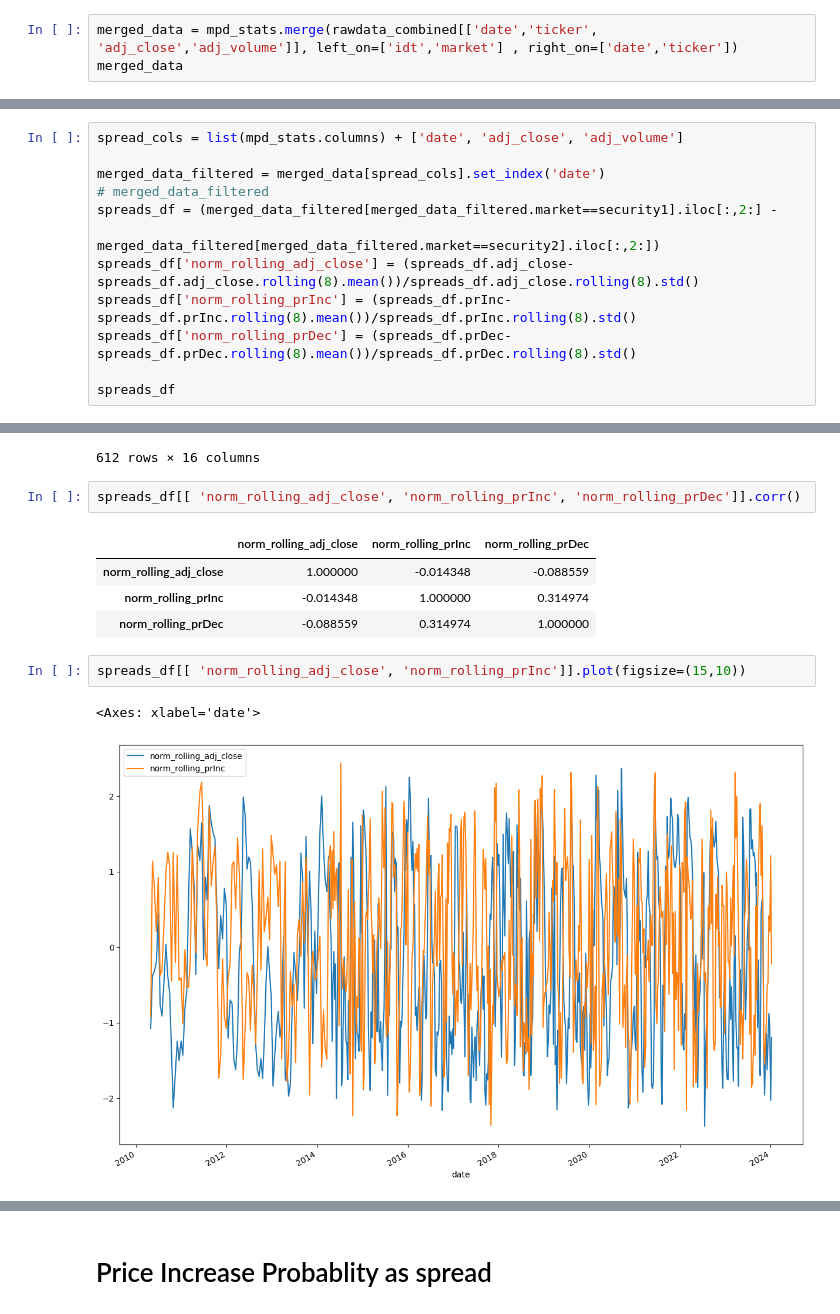
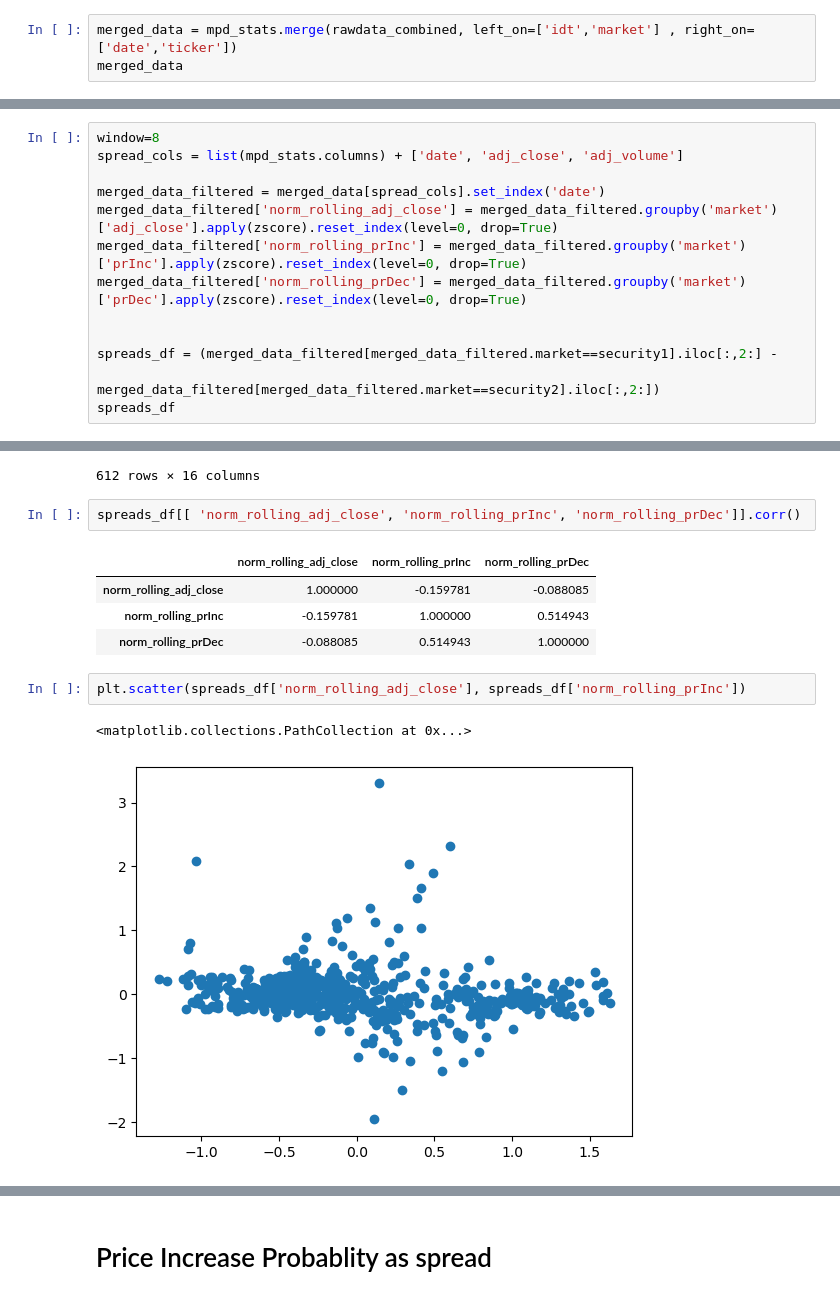
Before and after one commit to claircocoanut/iaqf-default, a Jupyter notebook: strategy/BAC CITI .ipynb, the cells around one changed output, grey strips where cells are left out. Drawn from its saved outputs; the diff is of its cells as text.

Commit message:
Spread strategy OOS perfoemance

```diff
--- a/strategy/BAC CITI .ipynb
+++ b/strategy/BAC CITI .ipynb
@@ -212,5 +196,5 @@ rawdata_combined_processed
 # %%
-merged_data = mpd_stats.merge(rawdata_combined[['date','ticker', 'adj_close','adj_volume']], left_on=['idt','market'] , right_on=['date','ticker'])
+merged_data = mpd_stats.merge(rawdata_combined, left_on=['idt','market'] , right_on=['date','ticker'])
 merged_data
 # %% [output]
 |  | market | maturity_target | mu | sd | skew | kurt | p10 | p50 | p90 | ... |
@@ -229,14 +213,15 @@ merged_data
 # %%
+window=8
 spread_cols = list(mpd_stats.columns) + ['date', 'adj_close', 'adj_volume']
 
 merged_data_filtered = merged_data[spread_cols].set_index('date')
-# merged_data_filtered
+merged_data_filtered['norm_rolling_adj_close'] = merged_data_filtered.groupby('market')['adj_close'].apply(zscore).reset_index(level=0, drop=True)
+merged_data_filtered['norm_rolling_prInc'] = merged_data_filtered.groupby('market')['prInc'].apply(zscore).reset_index(level=0, drop=True)
+merged_data_filtered['norm_rolling_prDec'] = merged_data_filtered.groupby('market')['prDec'].apply(zscore).reset_index(level=0, drop=True)
+
+
 spreads_df = (merged_data_filtered[merged_data_filtered.market==security1].iloc[:,2:] -
                         merged_data_filtered[merged_data_filtered.market==security2].iloc[:,2:])
-spreads_df['norm_rolling_adj_close'] = (spreads_df.adj_close-spreads_df.adj_close.rolling(8).mean())/spreads_df.adj_close.rolling(8).std()
-spreads_df['norm_rolling_prInc'] = (spreads_df.prInc-spreads_df.prInc.rolling(8).mean())/spreads_df.prInc.rolling(8).std()
-spreads_df['norm_rolling_prDec'] = (spreads_df.prDec-spreads_df.prDec.rolling(8).mean())/spreads_df.prDec.rolling(8).std()
-
 spreads_df
 # %% [output]
 |  | mu | sd | skew | kurt | p10 | p50 | p90 | lg_change_decr | prDec | ... |
@@ -257,11 +242,11 @@ spreads_df
 spreads_df[[ 'norm_rolling_adj_close', 'norm_rolling_prInc', 'norm_rolling_prDec']].corr()
 # %% [output]
 |  | norm_rolling_adj_close | norm_rolling_prInc | norm_rolling_prDec |
-| norm_rolling_adj_close | 1.000000 | -0.014348 | -0.088559 |
-| norm_rolling_prInc | -0.014348 | 1.000000 | 0.314974 |
-| norm_rolling_prDec | -0.088559 | 0.314974 | 1.000000 |
+| norm_rolling_adj_close | 1.000000 | -0.159781 | -0.088085 |
+| norm_rolling_prInc | -0.159781 | 1.000000 | 0.514943 |
+| norm_rolling_prDec | -0.088085 | 0.514943 | 1.000000 |
 # %%
-spreads_df[[ 'norm_rolling_adj_close', 'norm_rolling_prInc']].plot(figsize=(15,10))
+plt.scatter(spreads_df['norm_rolling_adj_close'], spreads_df['norm_rolling_prInc'])
 # %% [output]
-<Axes: xlabel='date'>
+<matplotlib.collections.PathCollection at 0x...>
-[figure, old version]
+[figure, new version]
```
Also changed, not shown: parts of 77 cells of this notebook.
